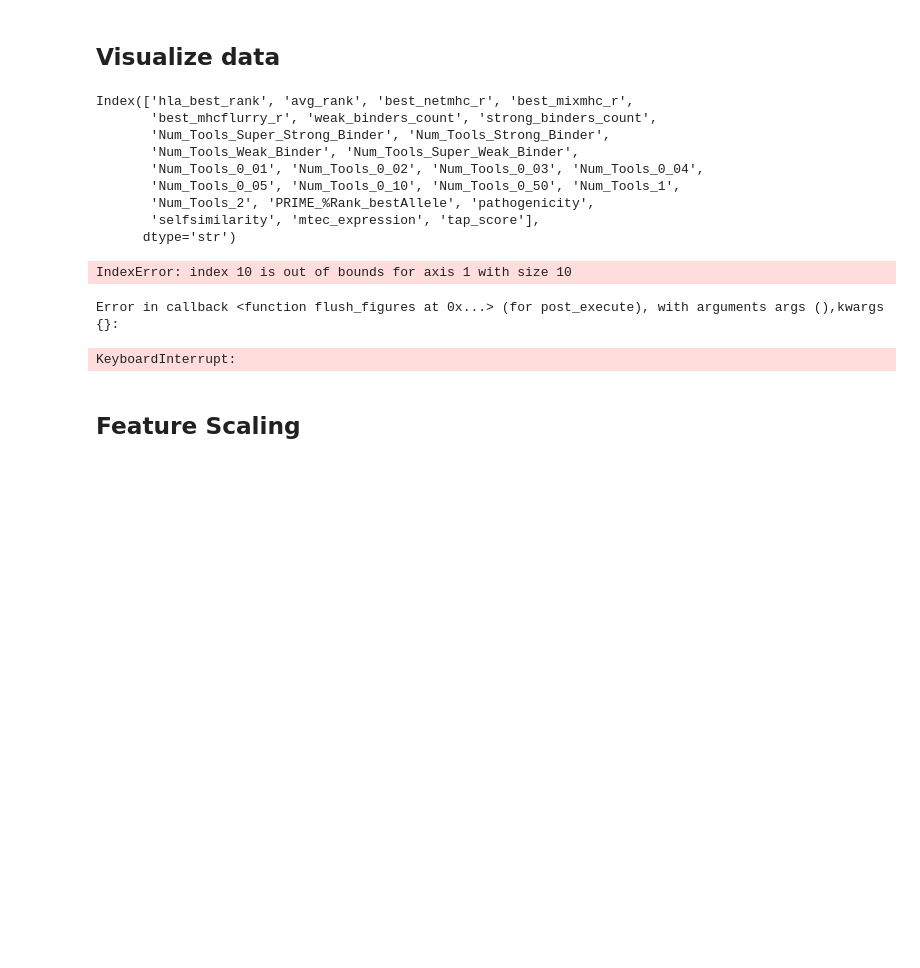
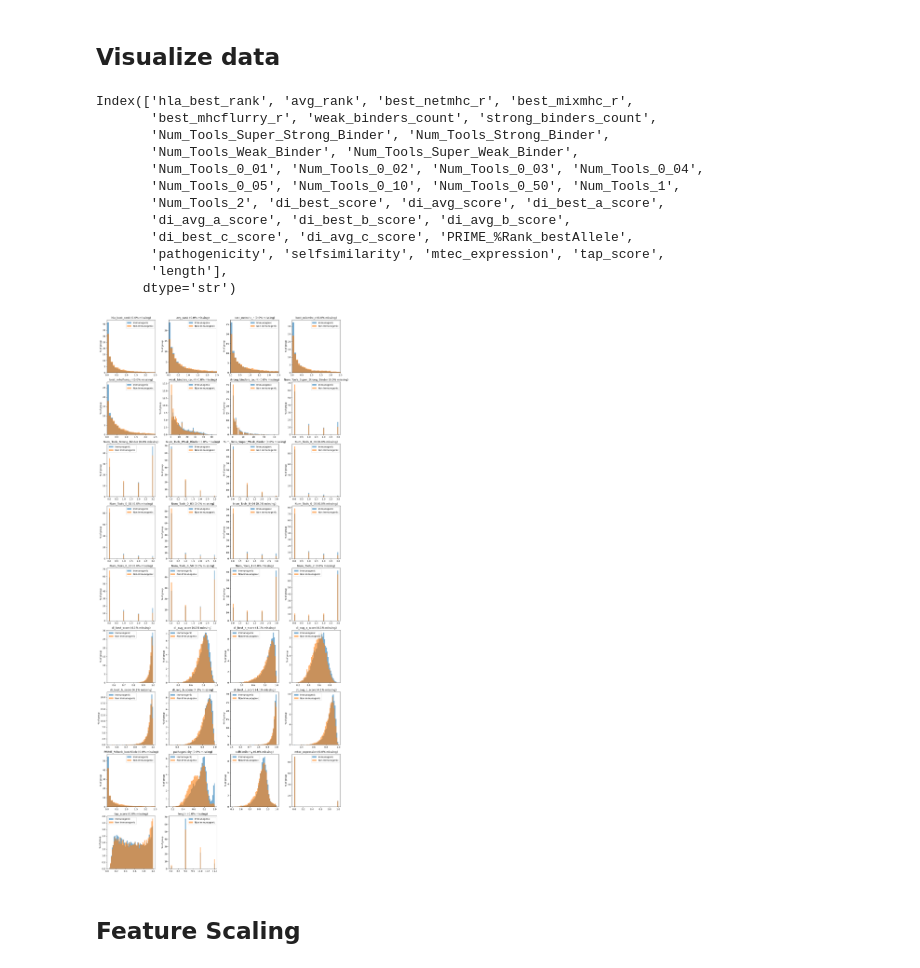
Before and after one commit to jonnovd/ImmunPepPred, a Jupyter notebook: models/svm.ipynb, the cells around one changed output. Cells and saved outputs as stored; diff of their text form; code cells hidden in the pictures; blank space fills up the shorter version.

```diff
--- a/models/svm.ipynb
+++ b/models/svm.ipynb
@@ -189,8 +188,15 @@ def plotHistograms(X, feature_cols, labels):
     axes = axes.flatten()
 
     for i, feature in enumerate(feature_cols):
-        data_pos = X[y == 1, i]
-        data_neg = X[y == 0, i]
+        col = X[:, i]
+        not_nan = ~np.isnan(col)
+
+        # Combine the NaN mask with the class mask
+        data_pos = col[(y == 1) & not_nan]
+        data_neg = col[(y == 0) & not_nan]
+
+        n_missing = np.isnan(col).sum()
+        pct_missing = 100 * n_missing / len(col)
 
         # Restrict x-axis to [0, 5] for '_r' / 'PRIME' features, folding overflow into the last bin
         restrict_range = ('_r' in feature) or ('PRIME' in feature)
@@ -199,43 +205,41 @@ def plotHistograms(X, feature_cols, labels):
             data_neg = np.clip(data_neg, 0, 5)
             bins = np.linspace(0, 5, 51)
         else:
-            # Shared bin edges across both groups so the comparison is meaningful
             combined = np.concatenate([data_pos, data_neg])
             bins = np.histogram_bin_edges(combined, bins=50)
 
-        # Convert counts to percentage of that group's total datapoints
         weights_pos = np.ones_like(data_pos, dtype=float) * 100.0 / len(data_pos)
         weights_neg = np.ones_like(data_neg, dtype=float) * 100.0 / len(data_neg)
 
         axes[i].hist(data_pos, bins=bins, weights=weights_pos, alpha=0.6, label=labels[0])
         axes[i].hist(data_neg, bins=bins, weights=weights_neg, alpha=0.6, label=labels[1])
-        axes[i].set_title(feature)
+        axes[i].set_title(f'{feature} ({pct_missing:.1f}% missing)')
         axes[i].set_ylabel('% of group')
         if restrict_range:
             axes[i].set_xlim(0, 2.5)
         axes[i].legend()
 
-    # Hide any unused subplots
     for j in range(i + 1, len(axes)):
         axes[j].set_visible(False)
 
     plt.tight_layout()
     plt.show()
 
-plotHistograms(X, feature_cols, ['Immunogenic', 'Non Immunogenic'])
+plotHistograms(X, feature_cols, ['Immunogenic', NON_IMM_LABEL])
 # %% [output]
 Index(['hla_best_rank', 'avg_rank', 'best_netmhc_r', 'best_mixmhc_r',
        'best_mhcflurry_r', 'weak_binders_count', 'strong_binders_count',
        'Num_Tools_Super_Strong_Binder', 'Num_Tools_Strong_Binder',
        'Num_Tools_Weak_Binder', 'Num_Tools_Super_Weak_Binder',
        'Num_Tools_0_01', 'Num_Tools_0_02', 'Num_Tools_0_03', 'Num_Tools_0_04',
        'Num_Tools_0_05', 'Num_Tools_0_10', 'Num_Tools_0_50', 'Num_Tools_1',
-       'Num_Tools_2', 'PRIME_%Rank_bestAllele', 'pathogenicity',
-       'selfsimilarity', 'mtec_expression', 'tap_score'],
+       'Num_Tools_2', 'di_best_score', 'di_avg_score', 'di_best_a_score',
+       'di_avg_a_score', 'di_best_b_score', 'di_avg_b_score',
+       'di_best_c_score', 'di_avg_c_score', 'PRIME_%Rank_bestAllele',
+       'pathogenicity', 'selfsimilarity', 'mtec_expression', 'tap_score',
+       'length'],
       dtype='str')
-IndexError: index 10 is out of bounds for axis 1 with size 10
-Error in callback <function flush_figures at 0x...> (for post_execute), with arguments args (),kwargs {}:
-KeyboardInterrupt:
+[figure, added]
 # %%
 # def plotBoxplots(X, feature_cols):
 #     fig, axes = plt.subplots(nrows=len(feature_cols) // 4 + 1, ncols=4, figsize=(16, 4 * (len(feature_cols) // 4 + 1)))
```
Also changed, not shown: parts of 22 cells of this notebook, 17 other files.
